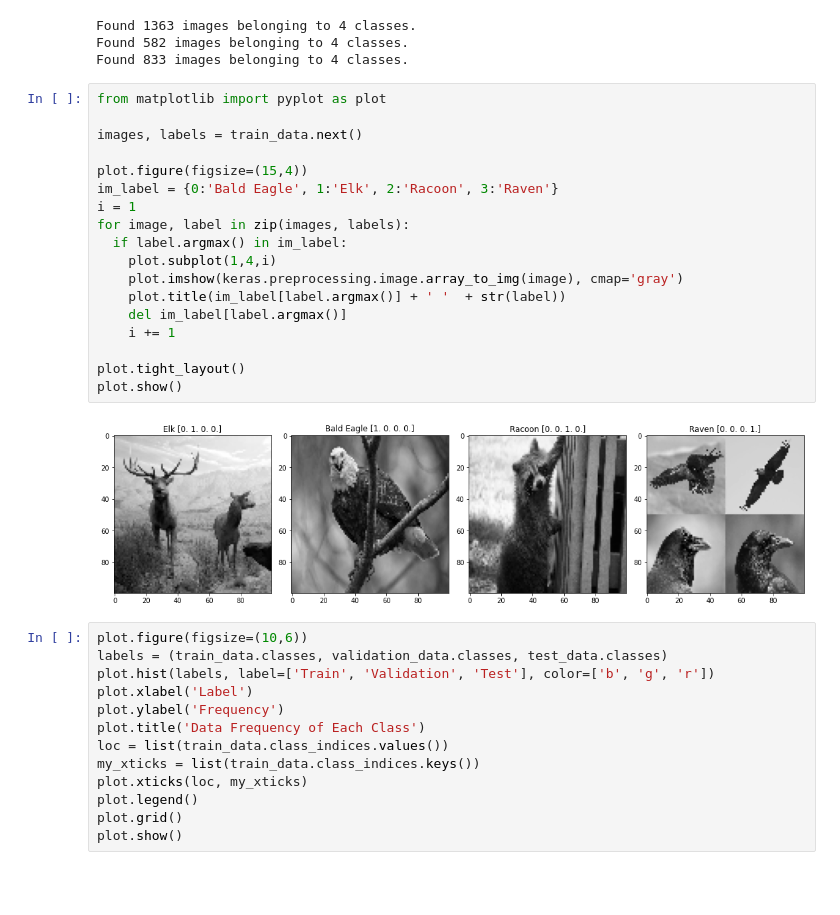
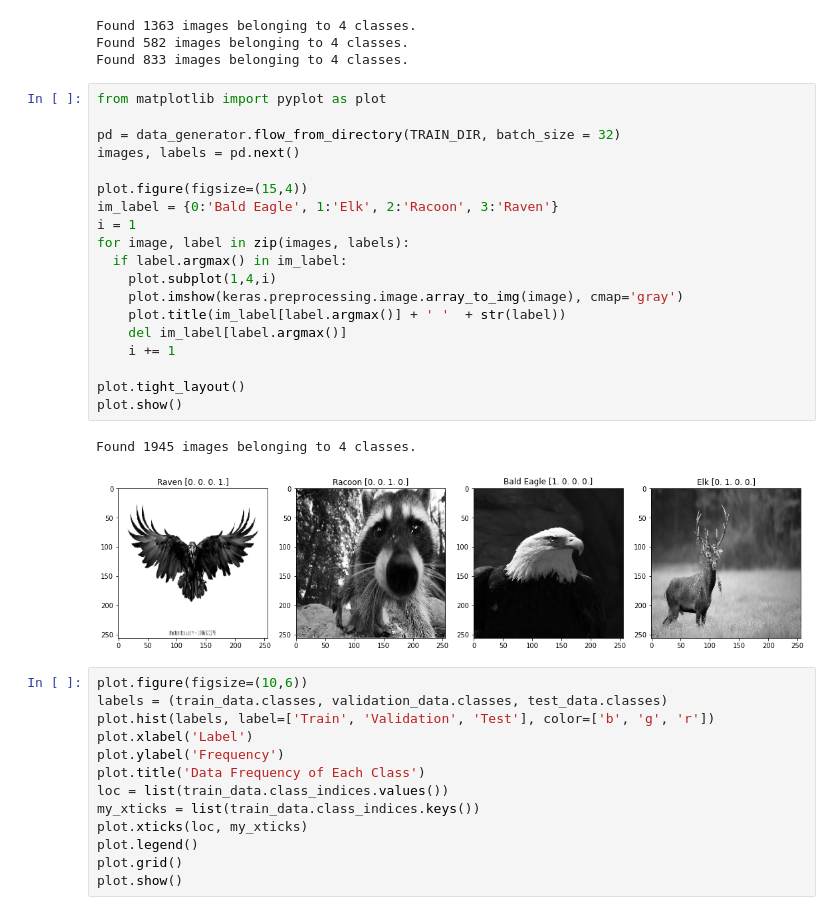
Before and after one commit to SM2A/Artificial_Intelligence_Course_Projects, a Jupyter notebook: CA5_P2/Report.ipynb, the cells around one changed output. Cells and saved outputs as stored; diff of their text form; blank space fills up the shorter version.

```diff
--- a/CA5_P2/Report.ipynb
+++ b/CA5_P2/Report.ipynb
@@ -21,23 +32,25 @@ Found 833 images belonging to 4 classes.
 # %%
 from matplotlib import pyplot as plot
 
-images, labels = train_data.next()
+pd = data_generator.flow_from_directory(TRAIN_DIR, batch_size = 32)
+images, labels = pd.next()
 
 plot.figure(figsize=(15,4))
 im_label = {0:'Bald Eagle', 1:'Elk', 2:'Racoon', 3:'Raven'}
 i = 1
 for image, label in zip(images, labels):
   if label.argmax() in im_label:
     plot.subplot(1,4,i)
     plot.imshow(keras.preprocessing.image.array_to_img(image), cmap='gray')
     plot.title(im_label[label.argmax()] + ' '  + str(label))
     del im_label[label.argmax()]
     i += 1
 
 plot.tight_layout()
 plot.show()
 # %% [output]
+Found 1945 images belonging to 4 classes.
-[figure, old version]
+[figure, new version]
 # %%
 plot.figure(figsize=(10,6))
 labels = (train_data.classes, validation_data.classes, test_data.classes)
```
Also changed, not shown: parts of 27 cells of this notebook.
